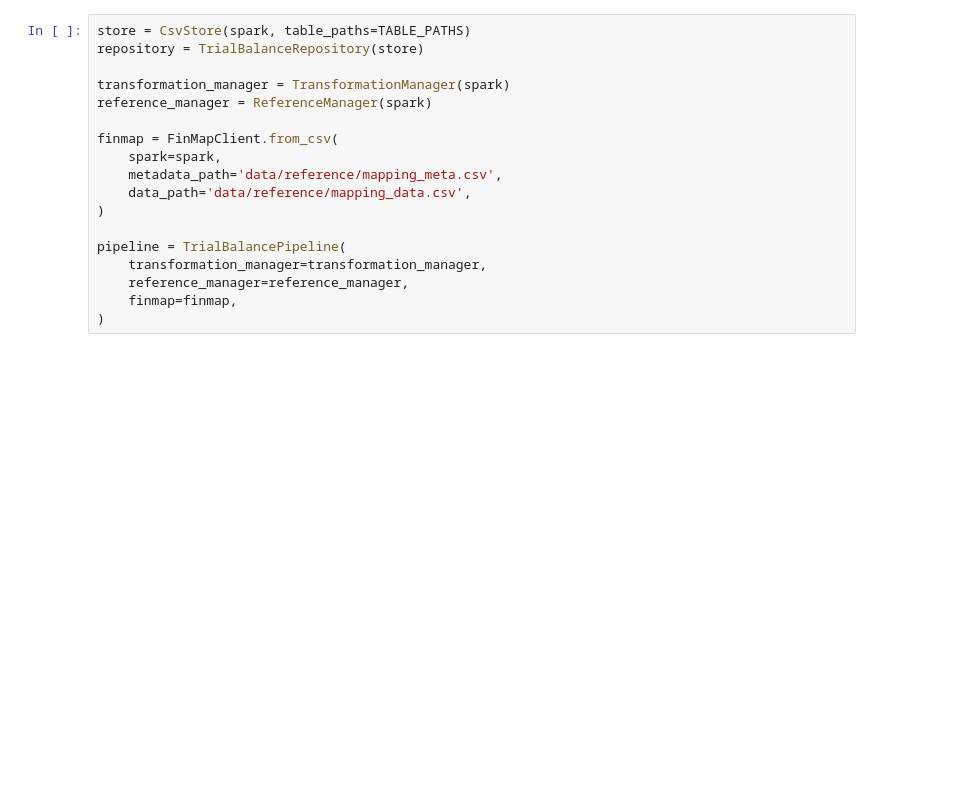
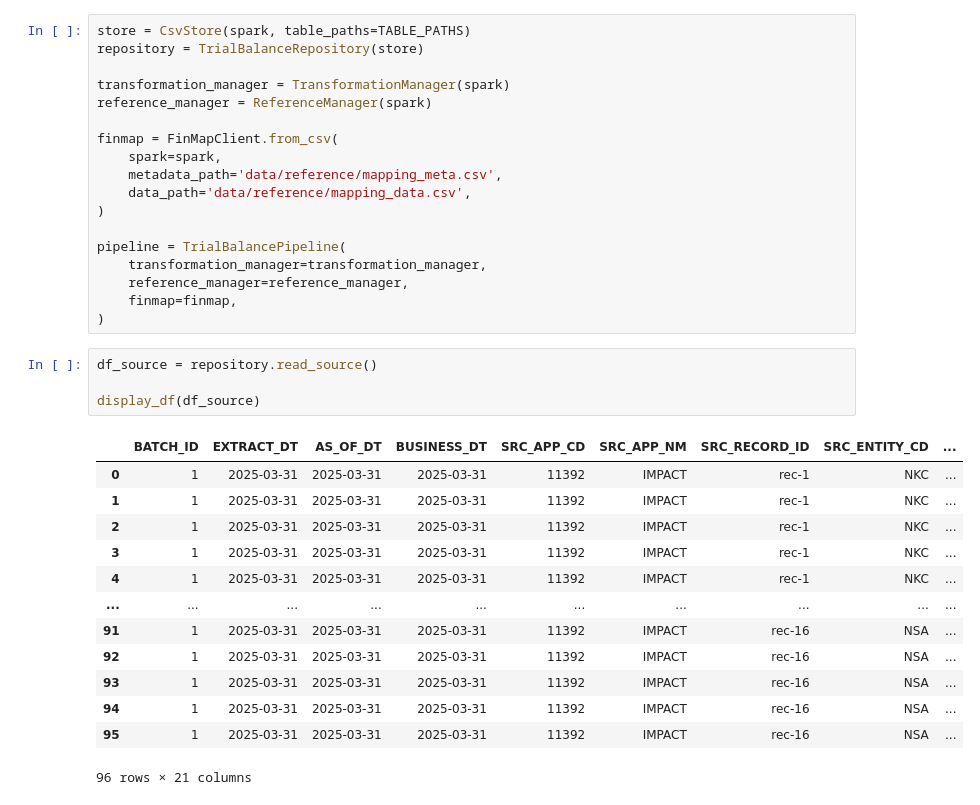
Before and after one commit to northforge-studio/northforge-finance, a Jupyter notebook: main.ipynb, the cells around one changed output. Drawn from its saved outputs; the diff is of its cells as text; blank space fills up the shorter version.

```diff
--- a/main.ipynb
+++ b/main.ipynb
@@ -53,3 +53,21 @@ pipeline = TrialBalancePipeline(
     reference_manager=reference_manager,
     finmap=finmap,
 )
+# %%
+df_source = repository.read_source()
+
+display_df(df_source)
+# %% [output]
+|  | BATCH_ID | EXTRACT_DT | AS_OF_DT | BUSINESS_DT | SRC_APP_CD | SRC_APP_NM | SRC_RECORD_ID | SRC_ENTITY_CD | ... |
+| 0 | 1 | 2025-03-31 | 2025-03-31 | 2025-03-31 | 11392 | IMPACT | rec-1 | NKC | ... |
+| 1 | 1 | 2025-03-31 | 2025-03-31 | 2025-03-31 | 11392 | IMPACT | rec-1 | NKC | ... |
+| 2 | 1 | 2025-03-31 | 2025-03-31 | 2025-03-31 | 11392 | IMPACT | rec-1 | NKC | ... |
+| 3 | 1 | 2025-03-31 | 2025-03-31 | 2025-03-31 | 11392 | IMPACT | rec-1 | NKC | ... |
+| 4 | 1 | 2025-03-31 | 2025-03-31 | 2025-03-31 | 11392 | IMPACT | rec-1 | NKC | ... |
+| ... | ... | ... | ... | ... | ... | ... | ... | ... | ... |
+| 91 | 1 | 2025-03-31 | 2025-03-31 | 2025-03-31 | 11392 | IMPACT | rec-16 | NSA | ... |
+| 92 | 1 | 2025-03-31 | 2025-03-31 | 2025-03-31 | 11392 | IMPACT | rec-16 | NSA | ... |
+| 93 | 1 | 2025-03-31 | 2025-03-31 | 2025-03-31 | 11392 | IMPACT | rec-16 | NSA | ... |
+| 94 | 1 | 2025-03-31 | 2025-03-31 | 2025-03-31 | 11392 | IMPACT | rec-16 | NSA | ... |
+| 95 | 1 | 2025-03-31 | 2025-03-31 | 2025-03-31 | 11392 | IMPACT | rec-16 | NSA | ... |
+96 rows × 21 columns
```
Also changed, not shown: parts of 6 cells of this notebook, 7 other files.
